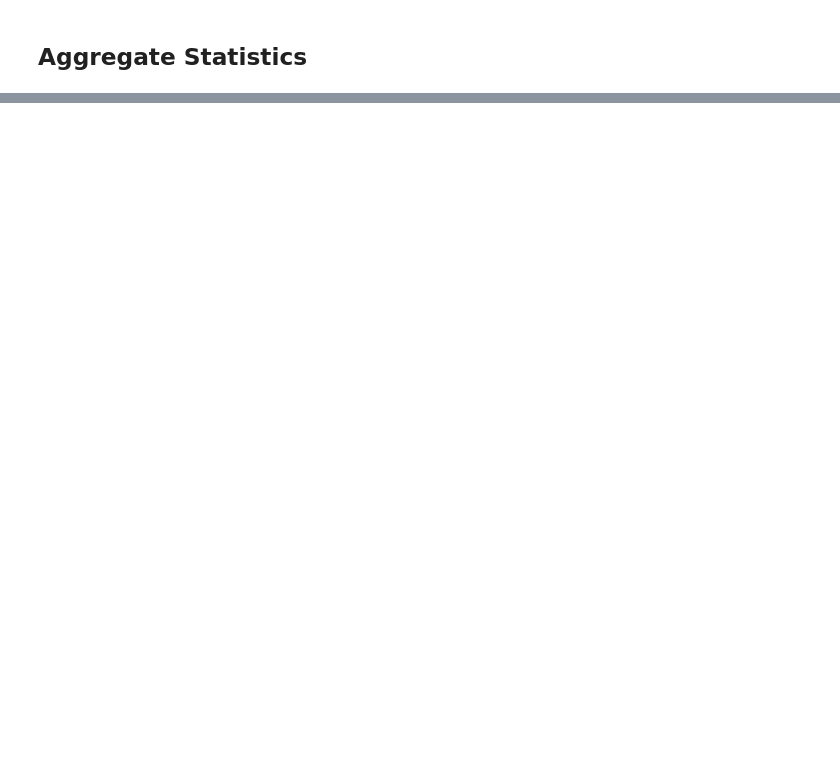
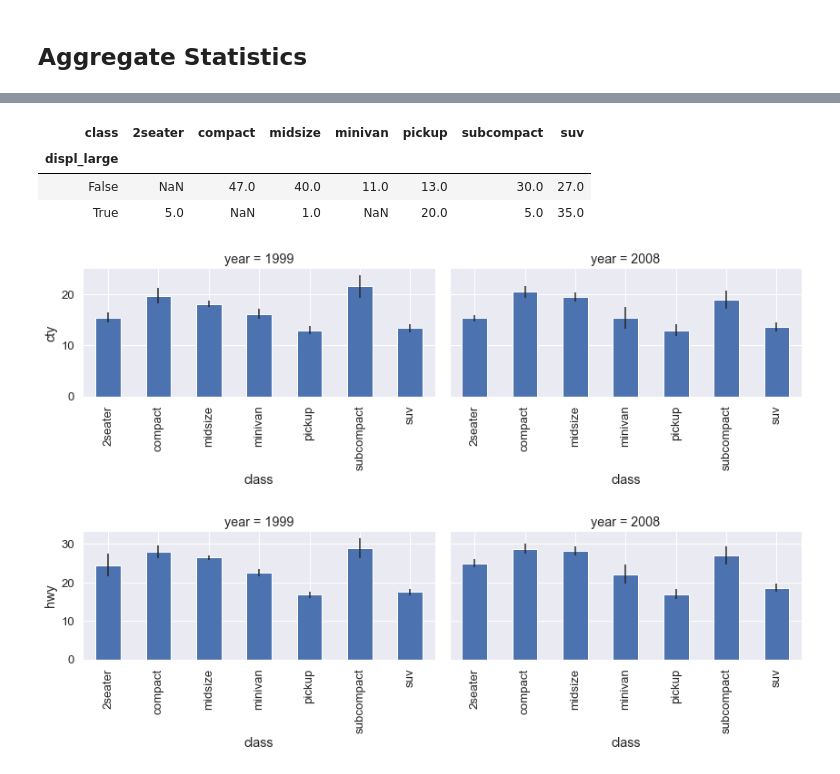
Before and after one commit to jykim/eda_utils, a Jupyter notebook: notebooks/mpg_example.ipynb, the cells around one changed output, grey strips where cells are left out. Saved outputs shown, nothing was run; the diff lists cells and outputs as text; code cells hidden in the pictures; blank space fills up the shorter version.

```diff
--- a/notebooks/mpg_example.ipynb
+++ b/notebooks/mpg_example.ipynb
@@ -214,0 +160,6 @@ class
+# %%
+mpg['displ_large'] = mpg.displ.apply(lambda e: True if e > 4.5 else False)
+FACETS = ['year', 'class', 'displ_large']
+METRICS = ['cty', 'hwy']
+ea = edu.agg_dataframe(mpg, FACETS, METRICS)
+ea
@@ -214,0 +184,14 @@ class
+# %%
+pd.pivot_table(ea, index='displ_large', columns='class', values='sample_size', aggfunc=np.sum)
+# %% [output]
+| class | 2seater | compact | midsize | minivan | pickup | subcompact | suv |
+| displ_large |  |  |  |  |  |  |  |
+| False | NaN | 47.0 | 40.0 | 11.0 | 13.0 | 30.0 | 27.0 |
+| True | 5.0 | NaN | 1.0 | NaN | 20.0 | 5.0 | 35.0 |
+# %%
+for m in ['cty', 'hwy']:
+    g = sns.FacetGrid(ea, col='year', height=4, aspect=1.5)
+    g.map_dataframe(edu.plot_facet_measure, "class", m, kind='bar')
+# %% [output]
+[figure, added]
+[figure, added]
```
Also changed, not shown: parts of 15 cells of this notebook, 4 other files.
